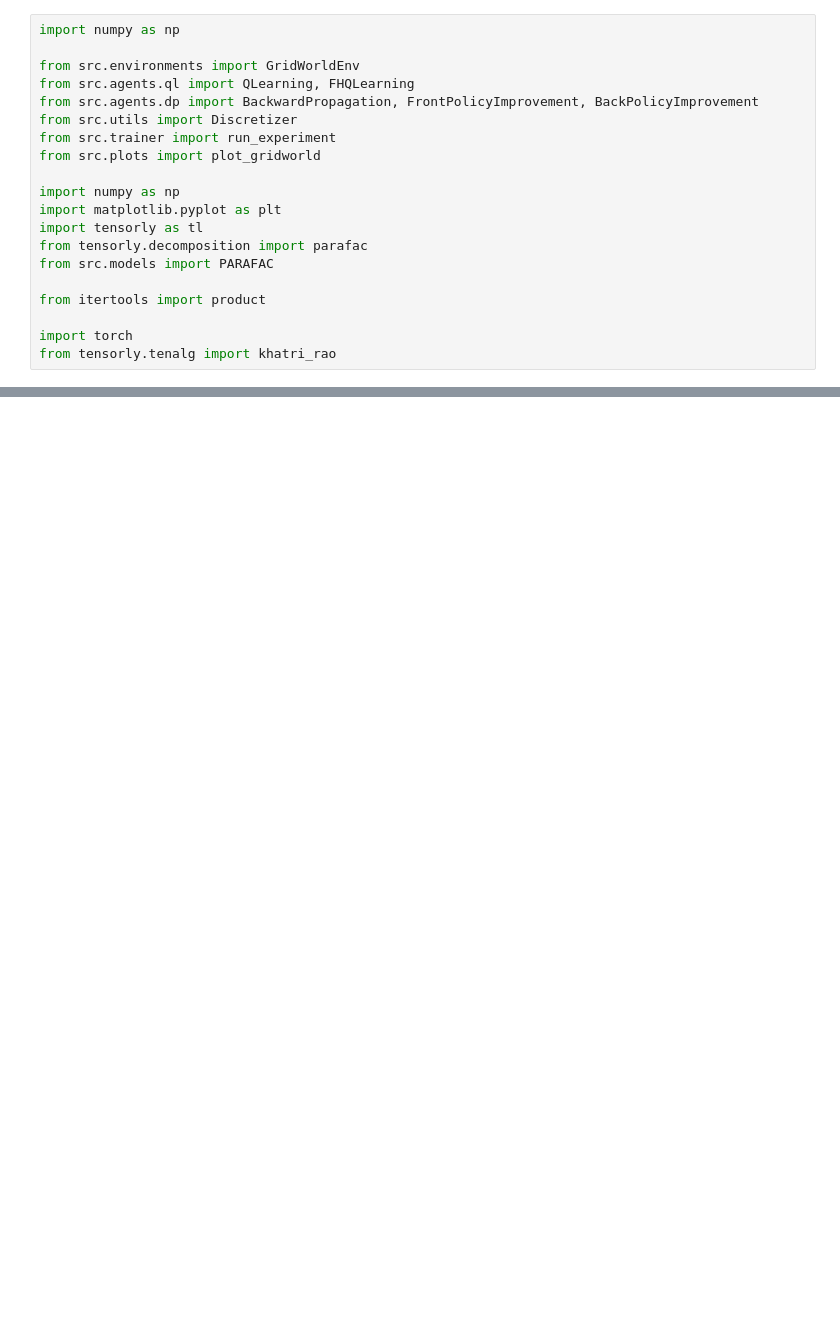
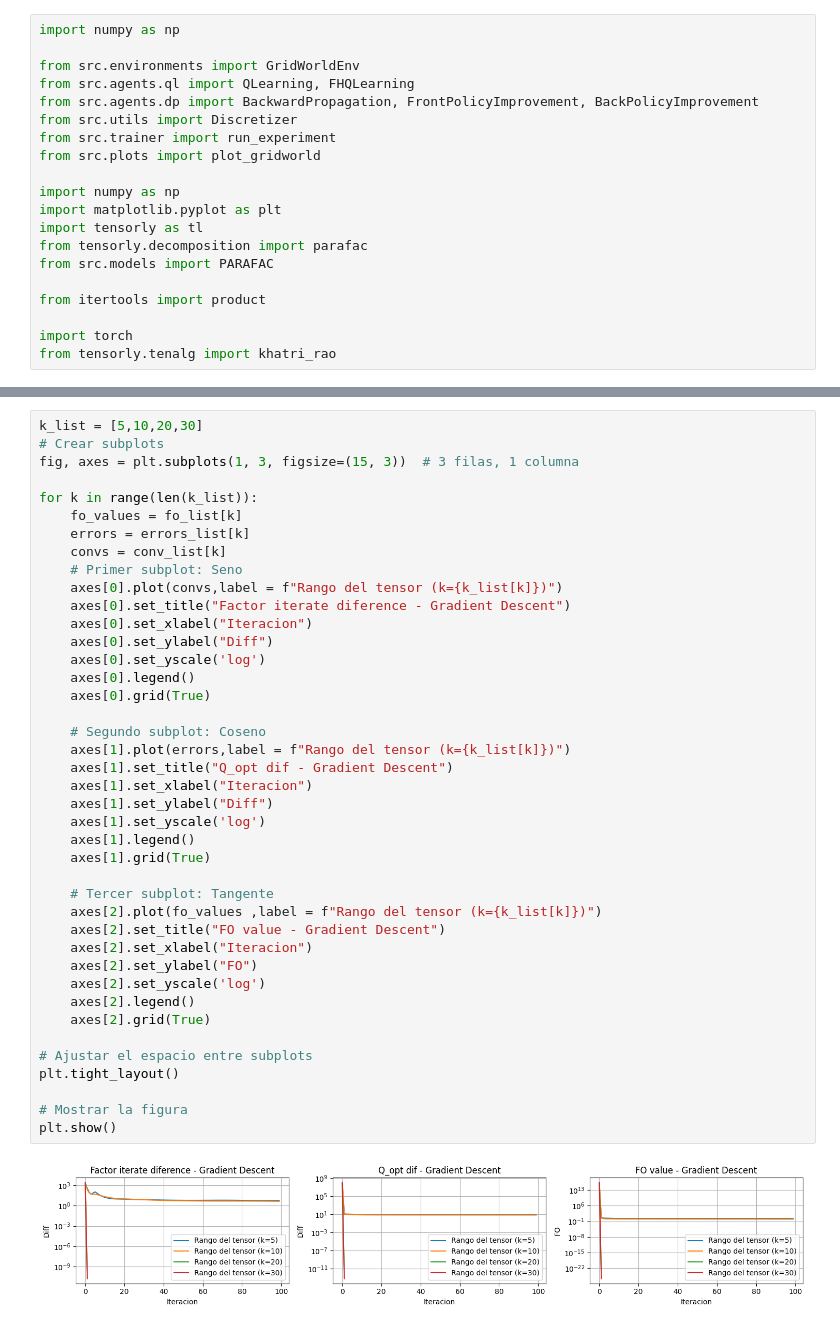
Before and after one commit to sergiorozada12/fhtlr-opt-learning, a Jupyter notebook: bcd.ipynb, the cells around one changed output, grey strips where cells are left out. Drawn from its saved outputs; the diff is of its cells as text; blank space fills up the shorter version.

```diff
--- a/bcd.ipynb
+++ b/bcd.ipynb
@@ -64,0 +379,43 @@ fo_values,errors,convs, Q = bcd_inv.run()
+# %%
+k_list = [5,10,20,30]
+# Crear subplots
+fig, axes = plt.subplots(1, 3, figsize=(15, 3))  # 3 filas, 1 columna
+
+for k in range(len(k_list)):
+    fo_values = fo_list[k]
+    errors = errors_list[k]
+    convs = conv_list[k]
+    # Primer subplot: Seno
+    axes[0].plot(convs,label = f"Rango del tensor (k={k_list[k]})")
+    axes[0].set_title("Factor iterate diference - Gradient Descent")
+    axes[0].set_xlabel("Iteracion")
+    axes[0].set_ylabel("Diff")
+    axes[0].set_yscale('log')
+    axes[0].legend()
+    axes[0].grid(True)
+
+    # Segundo subplot: Coseno
+    axes[1].plot(errors,label = f"Rango del tensor (k={k_list[k]})")
+    axes[1].set_title("Q_opt dif - Gradient Descent")
+    axes[1].set_xlabel("Iteracion")
+    axes[1].set_ylabel("Diff")
+    axes[1].set_yscale('log')
+    axes[1].legend()
+    axes[1].grid(True)
+
+    # Tercer subplot: Tangente
+    axes[2].plot(fo_values ,label = f"Rango del tensor (k={k_list[k]})")
+    axes[2].set_title("FO value - Gradient Descent")
+    axes[2].set_xlabel("Iteracion")
+    axes[2].set_ylabel("FO")
+    axes[2].set_yscale('log')
+    axes[2].legend()
+    axes[2].grid(True)
+
+# Ajustar el espacio entre subplots
+plt.tight_layout()
+
+# Mostrar la figura
+plt.show()
+# %% [output]
+[figure, added]
```
Also changed, not shown: parts of 22 cells of this notebook, 11 other files.
